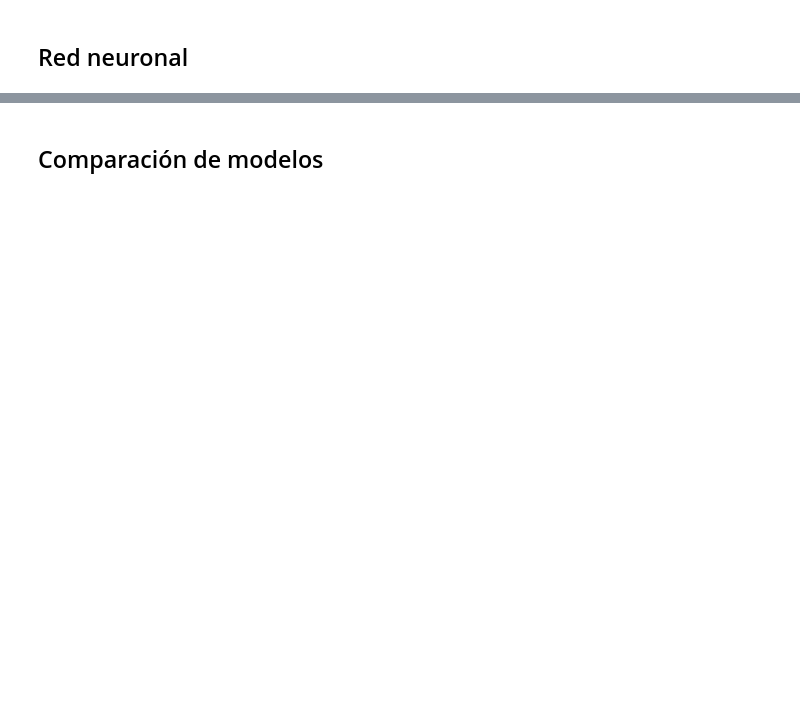
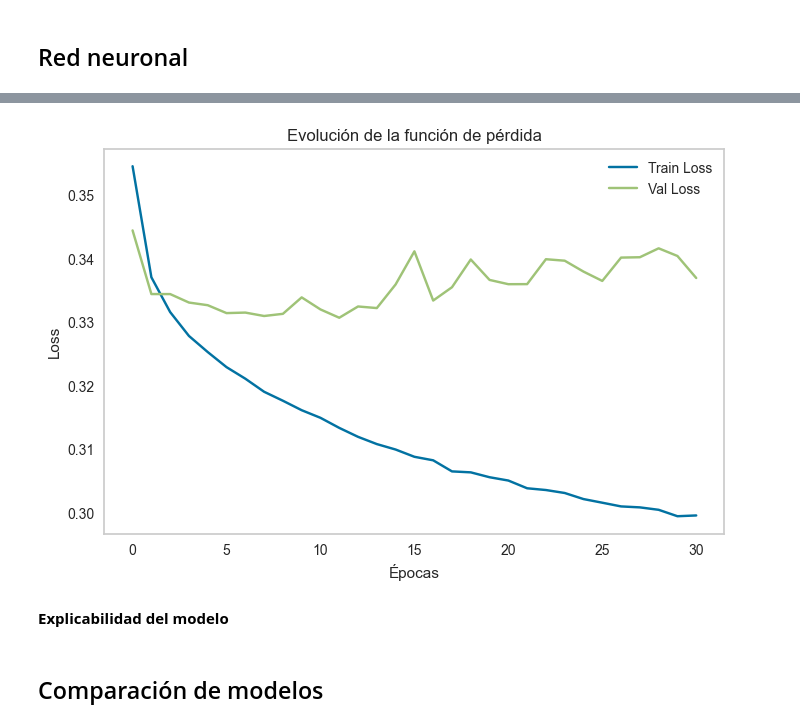
Before and after one commit to juanachies/AA1-TUIA-Chies-Palacio, a Jupyter notebook: TP-clasificacion-AA1.ipynb, the cells around one changed output, grey strips where cells are left out. Cells and saved outputs as stored; diff of their text form; code cells hidden in the pictures; blank space fills up the shorter version.

```diff
--- a/TP-clasificacion-AA1.ipynb
+++ b/TP-clasificacion-AA1.ipynb
@@ -1967,2 +2273,8 @@ class NeuralNetwork:
+# %%
+nn.plot_loss()
+# %% [output]
+[figure, added]
+# %% [markdown]
+**Explicabilidad del modelo**
 # %% [markdown]
 ## Comparación de modelos
```
Also changed, not shown: parts of 41 cells of this notebook, 1 other file.
